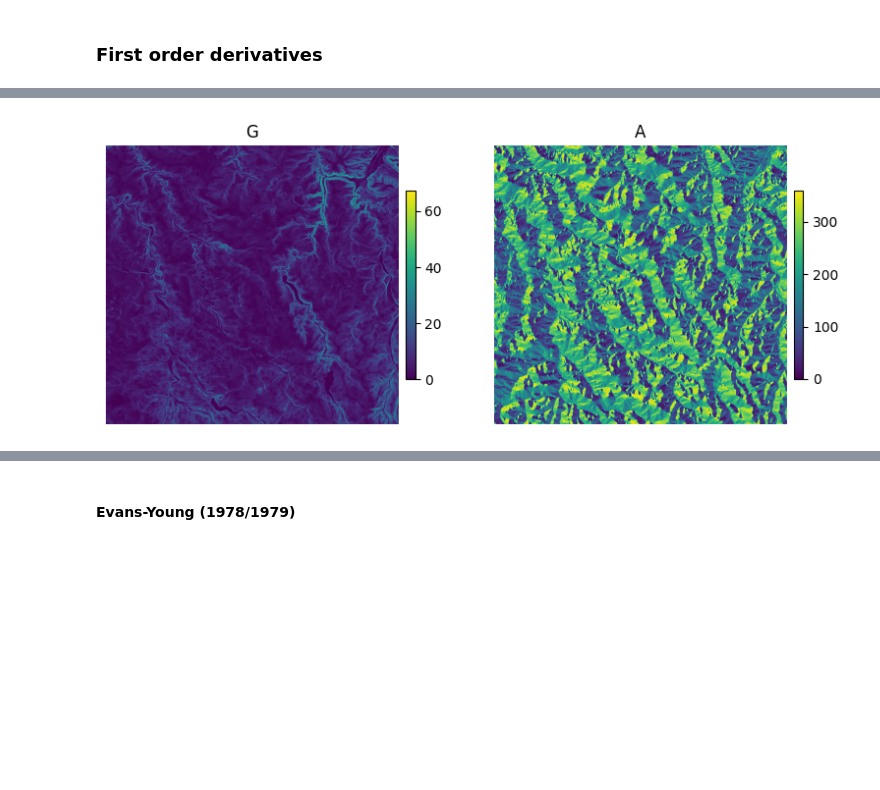
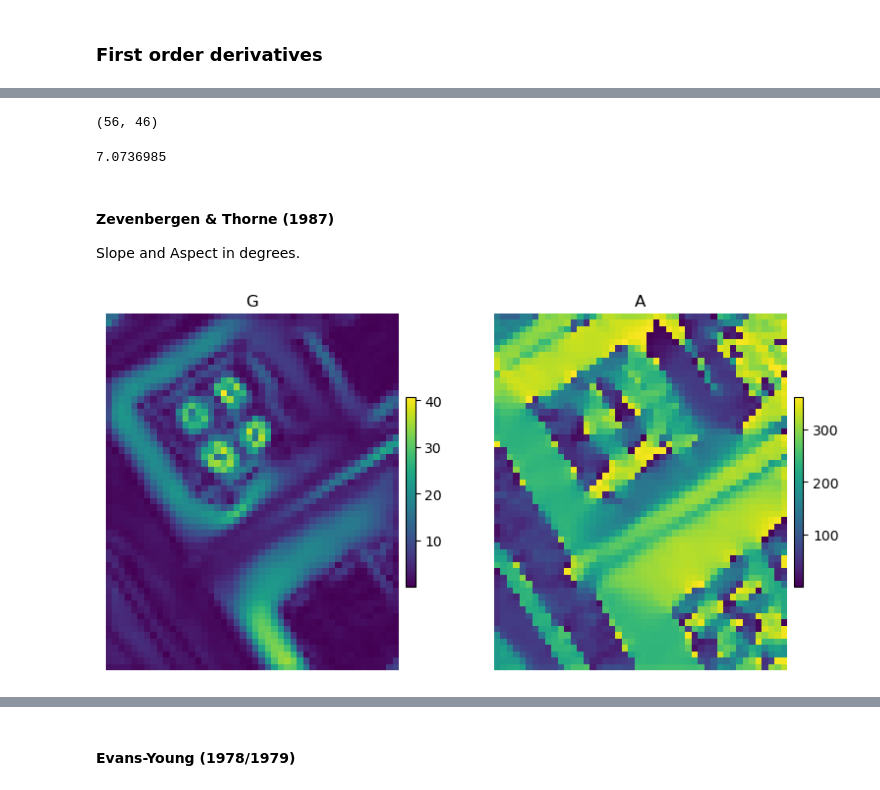
Before and after one commit to GispoCoding/eis_toolkit, a Jupyter notebook: notebooks/testing_surface_attributes.ipynb, the cells around one changed output, grey strips where cells are left out. Saved outputs shown, nothing was run; the diff lists cells and outputs as text; code cells hidden in the pictures; blank space fills up the shorter version.

Commit message:
Added test functions

```diff
--- a/notebooks/testing_surface_attributes.ipynb
+++ b/notebooks/testing_surface_attributes.ipynb
@@ -32,3 +42,24 @@ raster = rasterio.open(file_path)
+# %%
+raster = rasterio.open(file_path)
+# %%
+slope_tolerance = 10
+method = "Evans"
+parameter = "K"
+
+slope = first_order(raster, parameters=["G"], method="Evans", slope_gradient_unit="degrees")
+slope_array = slope["G"][0]
+slope_masked = np.ma.masked_less_equal(slope_array, slope_tolerance).mask
+slope_zero_masked = np.ma.masked_values(slope_array, 0, shrink=False).mask
+
+slope_st = first_order(raster, parameters=["G"], method=method, slope_gradient_unit="degrees", slope_tolerance=slope_tolerance)
+slope_st_array = slope_st["G"][0]
+slope_st_array_mask = np.ma.masked_less_equal(slope_st_array, slope_tolerance).mask
+
+deriv = second_order_basic_set(raster, parameters=[parameter], method=method)
+deriv_array = deriv[parameter][0]
+
+deriv_st = second_order_basic_set(raster, parameters=[parameter], method=method, slope_tolerance=slope_tolerance)
+deriv_st_array = deriv_st[parameter][0]
 # %% [markdown]
 ### Helper
 # %%
@@ -37,7 +68,7 @@ import matplotlib.pyplot as plt
 
 # Plotting
 def plots_side_by_side(box_width, box_heigth, *argv):
-    """plot multiple images side by side"""
+    """Plot multiple images side by side"""
     num_cols = 5
 
     if isinstance(argv[0], str):
@@ -83,15 +133,26 @@ def export_raster(array, name, meta=None, export=True, path=results_path):
+# %%
+aspect.shape
+# %% [output]
+(56, 46)
+# %%
+np.nanmean(nodata_to_nan(slope, nodata_replacement))
+# %% [output]
+7.0736985
+# %% [markdown]
+#### Zevenbergen & Thorne (1987)
+Slope and Aspect in degrees.
 # %%
 # Calculation of slope and aspect in degrees
-gradient = first_order(raster, parameters=["G", "A"], slope_gradient_unit="degrees", slope_direction_unit="degrees")
+gradient = first_order(raster, parameters=["G", "A"], slope_gradient_unit="degrees", slope_direction_unit="degrees", method="Zevenbergen")
 
 slope = gradient["G"][0]
 aspect = gradient["A"][0]
 
-plots_side_by_side(5, 5, ("G", slope), ("A", aspect))
+plots_side_by_side(5, 5, ("G", nodata_to_nan(slope, nodata_replacement)), ("A", nodata_to_nan(aspect, nodata_replacement)))
 
 # Export
 export = False
-export_raster(slope, "test_first_order_horn_G", gradient["G"][1], export=export)
-export_raster(aspect, "test_first_order_horn_A", gradient["A"][1], export=export)
+export_raster(slope, f"zt_{results_basename}_G", gradient["G"][1], export=export)
+export_raster(aspect, f"zt_{results_basename}_A", gradient["A"][1], export=export)
 # %% [output]
-[figure, old version]
+[figure, new version]
```
Also changed, not shown: parts of 20 cells of this notebook, 8 other files.
